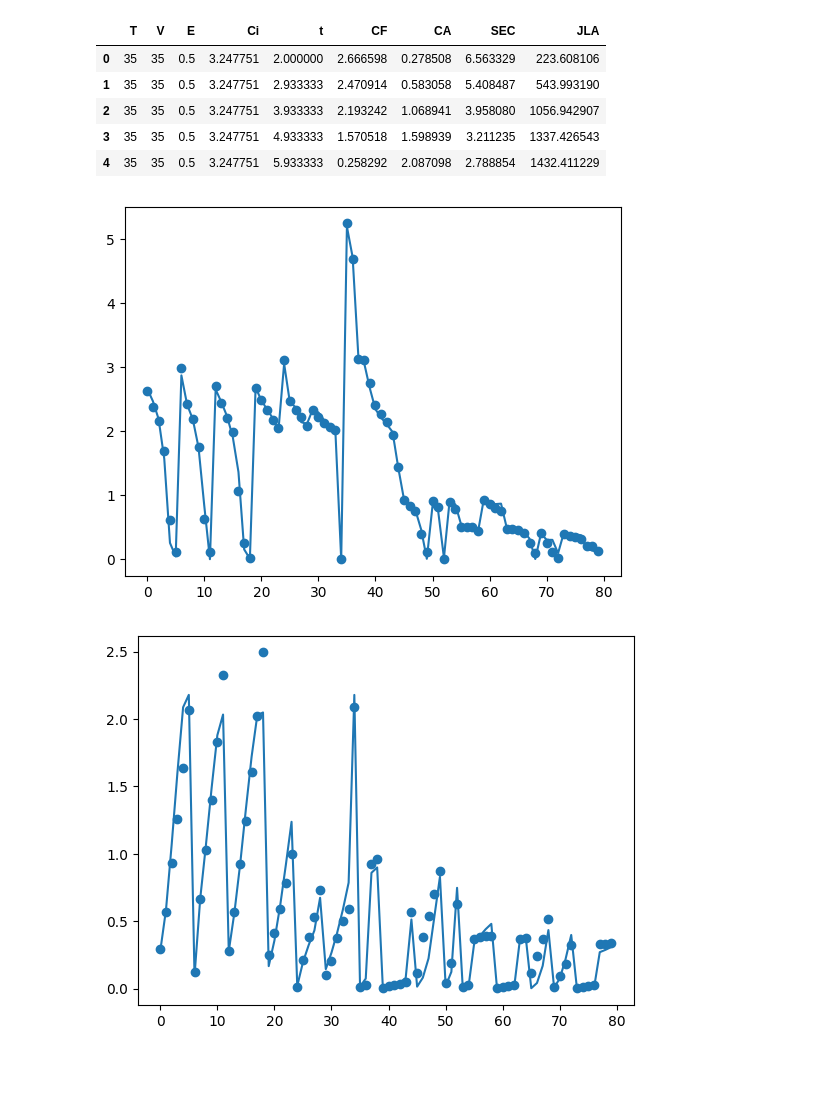
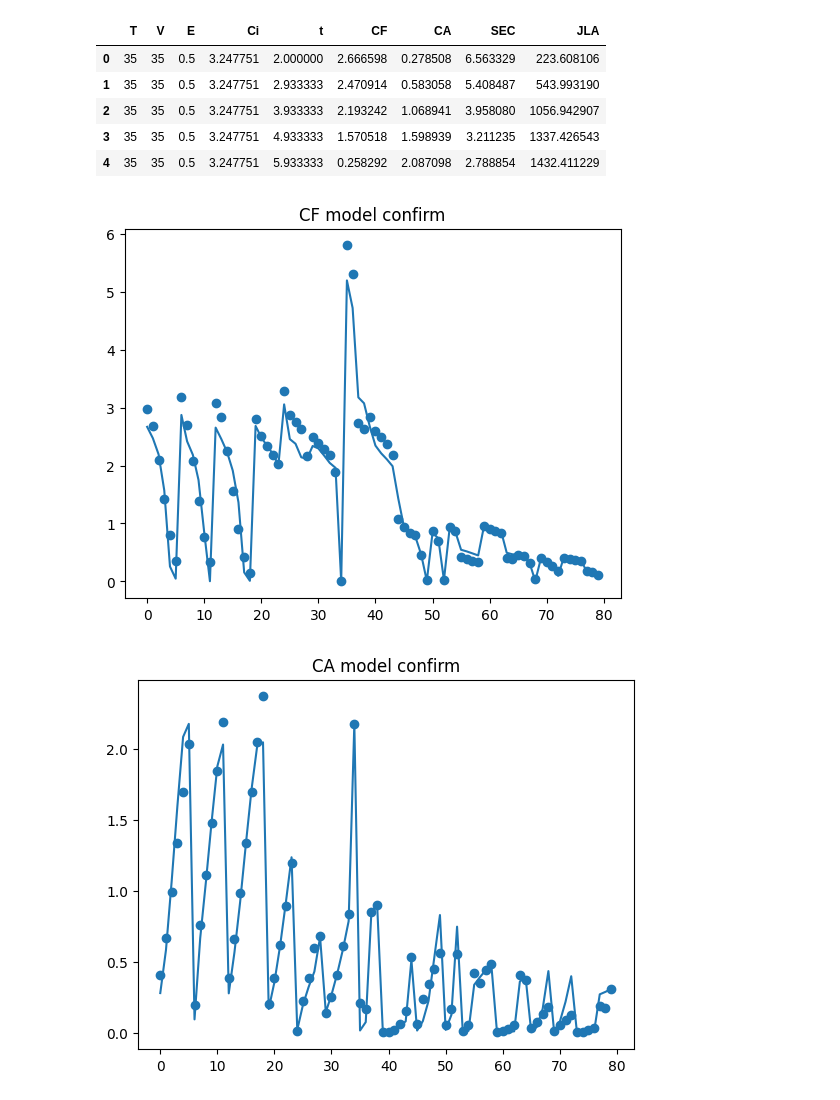
Before and after one commit to 100sjun/repos_python, a Jupyter notebook: Project/BMED/BMED Optimization.ipynb, the cells around one changed output. Drawn from its saved outputs; the diff is of its cells as text; code cells hidden in the pictures; blank space fills up the shorter version.

```diff
--- a/Project/BMED/BMED Optimization.ipynb
+++ b/Project/BMED/BMED Optimization.ipynb
@@ -14,7 +14,9 @@ class CustomModel_CF(nn.Module):
     def __init__(self):
         super().__init__()
         self.hidden = nn.Sequential(
-            nn.Linear(5,4),
+            nn.Linear(5,8),
+            nn.ReLU(),
+            nn.Linear(8,4),
             nn.ReLU(),
             nn.Linear(4,2),
             nn.ReLU(),
@@ -35,21 +37,22 @@ class CustomModel_CA(nn.Module):
     def __init__(self):
         super().__init__()
         self.hidden = nn.Sequential(
-            nn.Linear(5,4),
+            nn.Linear(5,10),
             nn.ReLU(),
-            nn.Linear(4,2),
+            nn.Linear(10,5),
             nn.ReLU(),
-            nn.Linear(2,1),
+            nn.Linear(5,1)
         )
 
     def forward(self, x):
         t = x[:,4].unsqueeze(1)
+        C0 = x[:,3].unsqueeze(1)
         a0= self.hidden(x).chunk(5, dim=1)
 
         k = a0[0]**2
 
 
-        return torch.exp(k*t)-1
+        return C0*(1-torch.exp(-k*t))
 
 model_CF = CustomModel_CF()
 model_CF.load_state_dict(torch.load('model_CF.pth'))
@@ -81,26 +81,28 @@ display(raw_Data[:5])
 # %%
 # MB model confirmation
 df_MB_columns = ['T','V','E','Ci','t','CF','CA']
 df_MB = raw_Data[df_MB_columns]
 
 # Data Set
 Xm = df_MB[['T','V','E','Ci','t']].values
 Xt = torch.FloatTensor(Xm)
 
 CF_p = model_CF(Xt).detach().numpy()
 CA_p = model_CA(Xt).detach().numpy()
 CF = df_MB[['CF']].values
 CA = df_MB[['CA']].values
 
 plt.plot(list(range(len(Xm))),CF)
 plt.scatter(list(range(len(Xm))),CF_p)
+plt.title('CF model confirm')
 plt.show()
 
 plt.plot(list(range(len(Xm))),CA)
 plt.scatter(list(range(len(Xm))),CA_p)
+plt.title('CA model confirm')
 plt.show()
 # %% [output]
-[figure, old version]
+[figure, new version]
-[figure, old version]
+[figure, new version]
 # %%
 # GP model confirmation
```
Also changed, not shown: parts of 9 cells of this notebook.
